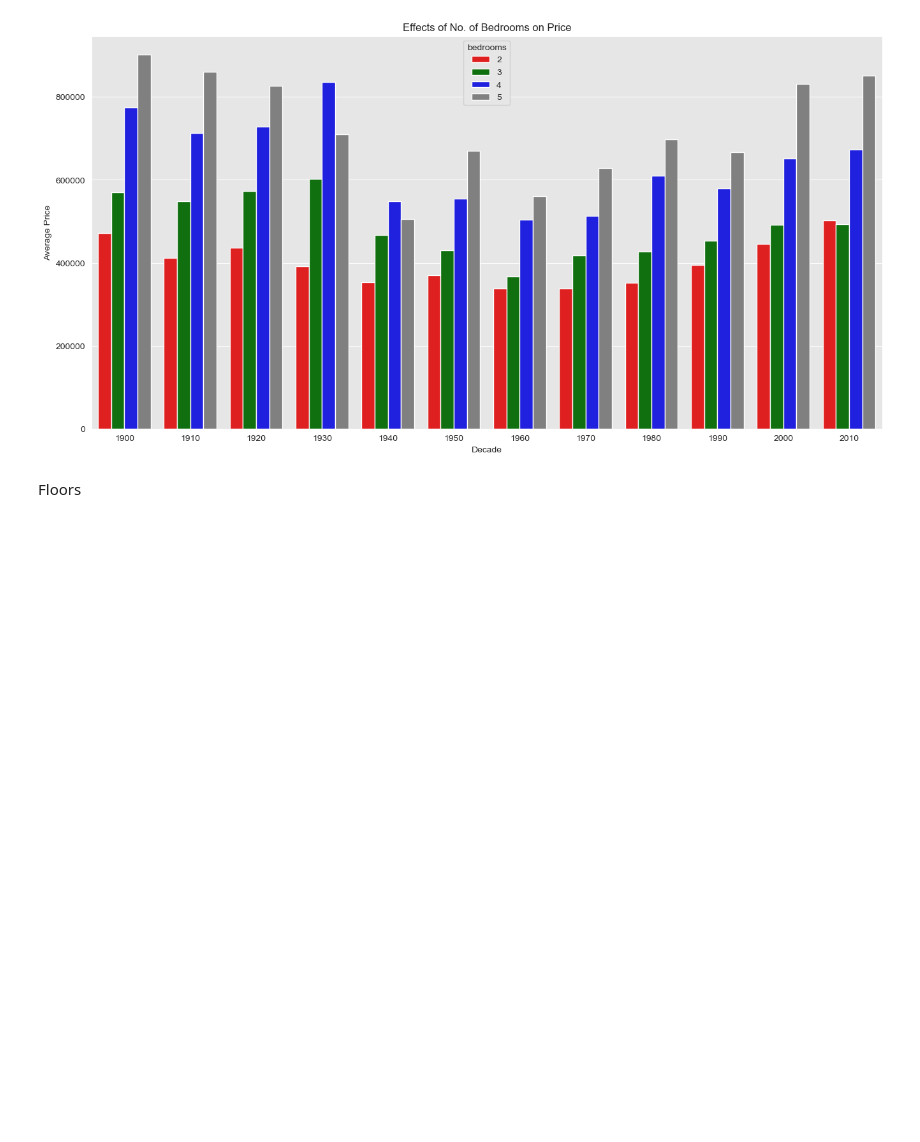
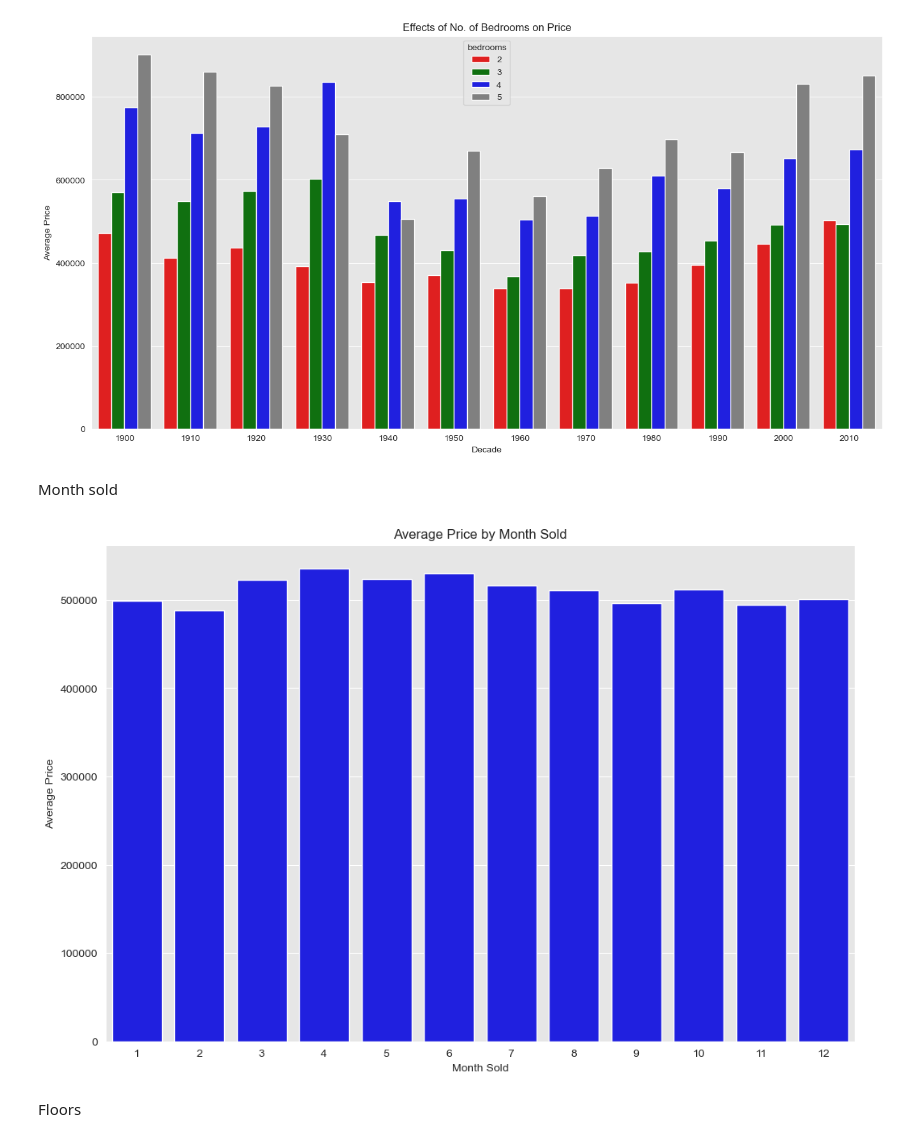
Before and after one commit to AwuorJ/Multiple_Regression_Analysis_of_King_Countys_Real_Estate_Market, a Jupyter notebook: workbook.ipynb, the cells around one changed output. Saved outputs shown, nothing was run; the diff lists cells and outputs as text; code cells hidden in the pictures; blank space fills up the shorter version.

```diff
--- a/workbook.ipynb
+++ b/workbook.ipynb
@@ -564,6 +570,32 @@ plt.legend(title= 'bedrooms')
 plt.show()
 # %% [output]
 [figure]
+# %% [markdown]
+Month sold
+# %%
+import warnings
+warnings.filterwarnings('ignore', category=FutureWarning, module='seaborn')
+
+df['month_sold'] = df['month_sold'].astype(int)
+
+# Agreggate the average price for aech year in each monthsold category
+avg_price_df = df.groupby(['month_sold'])['price'].mean().reset_index()
+
+# Sort month sold in sequential order
+avg_price_df['month_sold'] = pd.Categorical(avg_price_df['month_sold'], categories= range(1, 13), ordered= True)
+
+fig, ax = plt.subplots(figsize= (12, 8))
+
+sns.barplot(data= avg_price_df, x= 'month_sold', y= 'price', ax=ax, color= 'blue')
+
+ax.set_xlabel('Month Sold')
+ax.set_ylabel('Average Price')
+ax.set_title('Average Price by Month Sold')
+
+# plt.legend(title= 'months_sold')
+plt.show()
+# %% [output]
+[figure, added]
 # %% [markdown]
 Floors
 # %%
```
Also changed, not shown: parts of 24 cells of this notebook.
